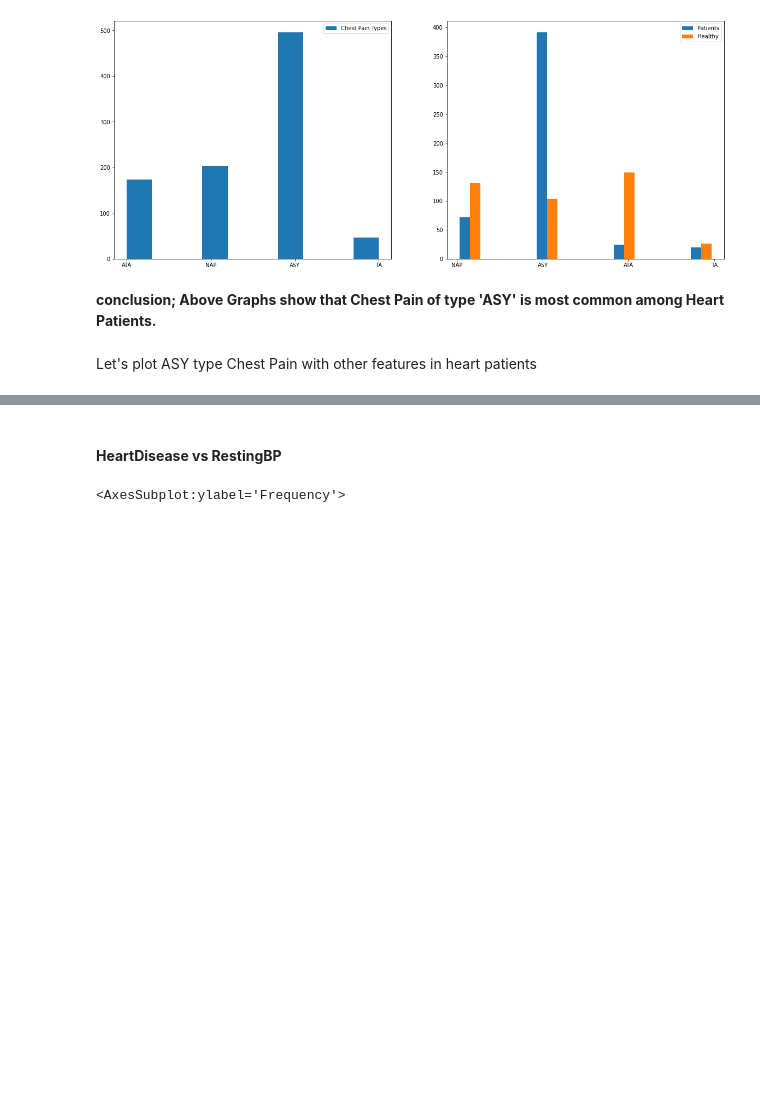
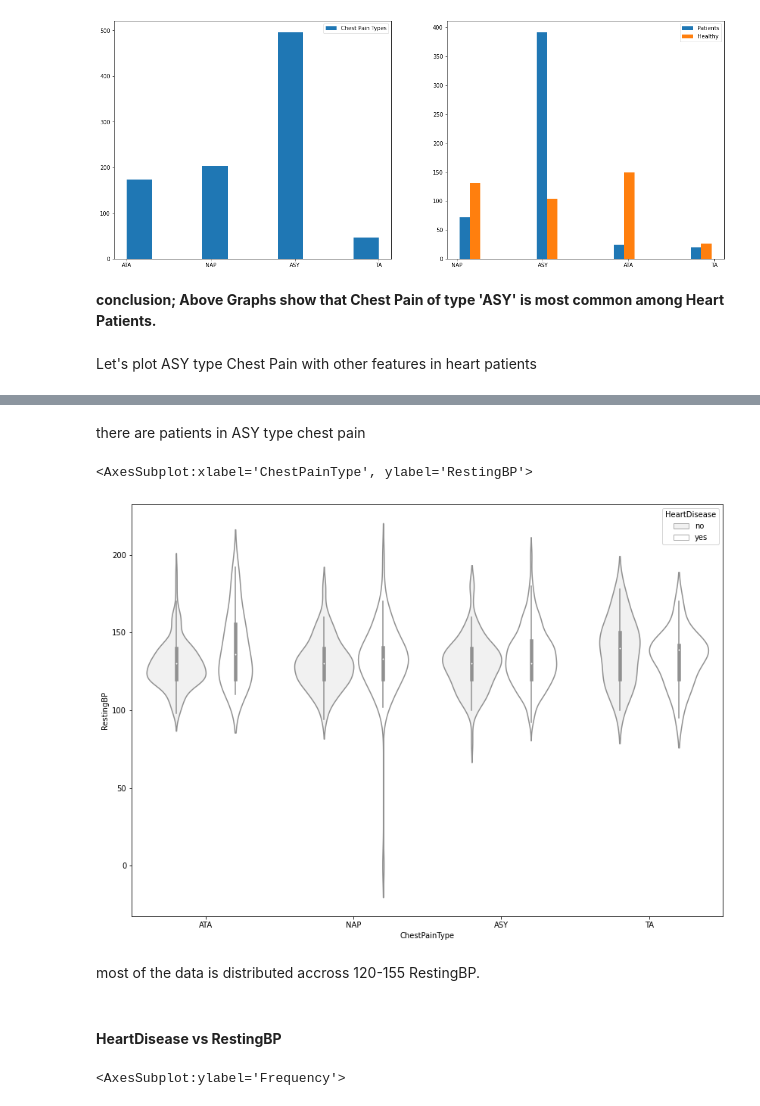
Before and after one commit to Irfan-Ahmad-byte/Heart-Failure, a Jupyter notebook: heart_failure.ipynb, the cells around one changed output, grey strips where cells are left out. Cells and saved outputs as stored; diff of their text form; code cells hidden in the pictures; blank space fills up the shorter version.

```diff
--- a/heart_failure.ipynb
+++ b/heart_failure.ipynb
@@ -161,3 +166,13 @@ sns.violinplot(heart.ChestPainType, heart.RestingBP, inner='quartile', color='wh
+# %% [markdown]
+there are patients in ASY type chest pain
+# %%
+fig, ax = plt.subplots(1,figsize=(14,10))
+sns.violinplot(heart_cp['ChestPainType'], heart_cp['RestingBP'], color='white', hue=heart_cp['HeartDisease'], ax=ax)
+# %% [output]
+<AxesSubplot:xlabel='ChestPainType', ylabel='RestingBP'>
+[figure, added]
+# %% [markdown]
+most of the data is distributed accross 120-155 RestingBP.
 # %% [markdown]
 #### **HeartDisease vs RestingBP**
 # %%
```
Also changed, not shown: parts of 8 cells of this notebook.
